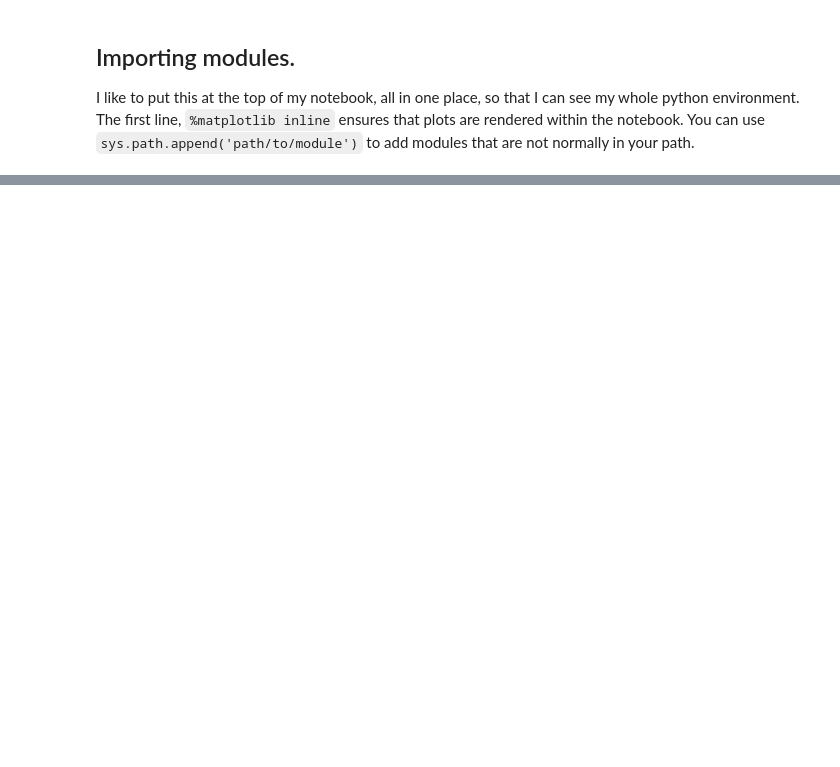
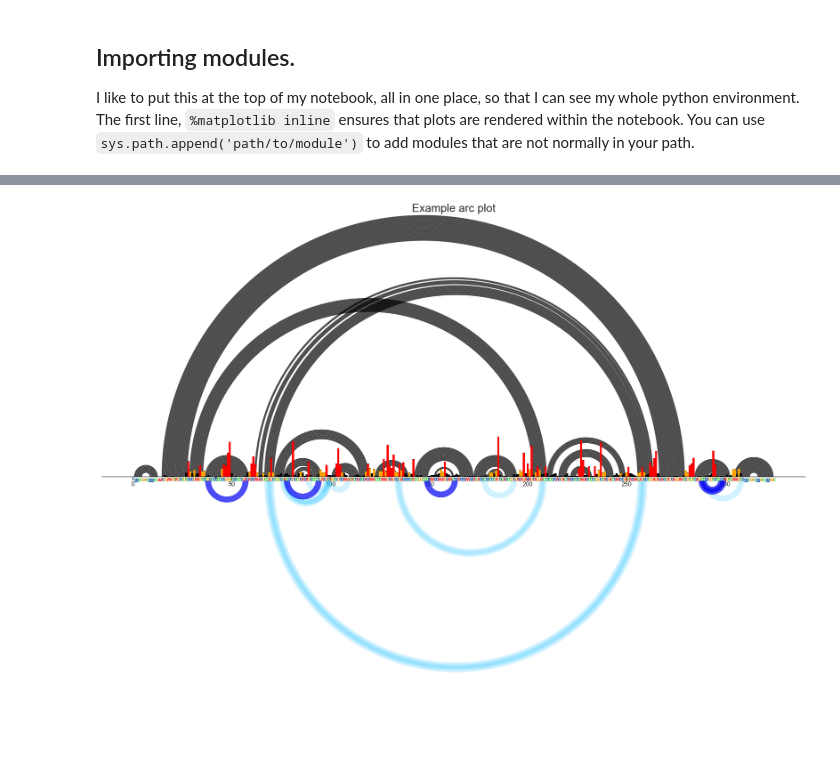
Before and after one commit to Weeks-UNC/RNAvigate, a Jupyter notebook: JNB-example/JNBarcPlot-example.ipynb, the cells around one changed output, grey strips where cells are left out. Cells and saved outputs as stored; diff of their text form; code cells hidden in the pictures; blank space fills up the shorter version.

Commit message:
updated JNBarcPlot example

```diff
--- a/JNB-example/JNBarcPlot-example.ipynb
+++ b/JNB-example/JNBarcPlot-example.ipynb
@@ -60,14 +26,0 @@ This changes the defaults for pyplot and seaborn. Colors is just a colorscheme t
-# %%
-# Set up plotting defaults
-
-sns.set_style("ticks")
-sns.set_context("talk")
-colors = [
-    '#a100ffff',  #Purple
-    '#edc600ff',  #Yellow
-    '#0092edff',  #Blue
-    '#ff8300ff',  #Orange
-    '#ff48e9ff',  #Pink
-    '#3fd125ff'   #Green
-         ]
-sns.set_palette(colors)
@@ -159,13 +26,0 @@ These types of plots make it easy to compare 2 or more reactivity profiles.
-# %%
-fig, ax = plt.subplots(1, 1, figsize=(pt.getWidth(profile['example1']),7))
-
-for sample in ['example1', 'example2']:
-    pt.plotSkyline(ax, profile[sample], label=sample) # column defaults to 'Reactivity_profile'
-
-ax.set(title='Raw Reactivity Profiles',
-         xlim=[0,326],
-         ylim=[-0.005, 0.12],
-         xticks=range(0, 340, 20))
-pt.addSeqBar(ax, profile['example1']) # ylim needs to be set before adding seq bar
-
-ax.legend();
@@ -200,0 +35,6 @@ pt.plotBMprofiles(ax, path+"example_rnasep-reactivities.txt")
+# %%
+path = 'data/'
+ctpath = path+'RNaseP.ct'
+profilepath = path+'example1_rnasep_profile.txt'
+profileobj = pd.read_csv(profilepath, sep='\t') # only needed to set the dimensions of the plot
+pairmappath = path+'example-rnasep-pairmap.txt'
@@ -200,0 +55,12 @@ pt.plotBMprofiles(ax, path+"example_rnasep-reactivities.txt")
+# %%
+dims = pt.getWidth(profileobj)
+fig, ax = plt.subplots(1,1, figsize=(dims, dims))
+
+arc.setArcPlot(ax)
+ax.set_ylim(-137,133)
+ax.set_title('Example arc plot', fontsize=30)
+arc.addCT(ax, ctpath)
+arc.addProfile(ax, profilepath)
+arc.addPairmap(ax, pairmappath)
+# %% [output]
+[figure, added]
```
Also changed, not shown: parts of 21 cells of this notebook, 2 other files.
